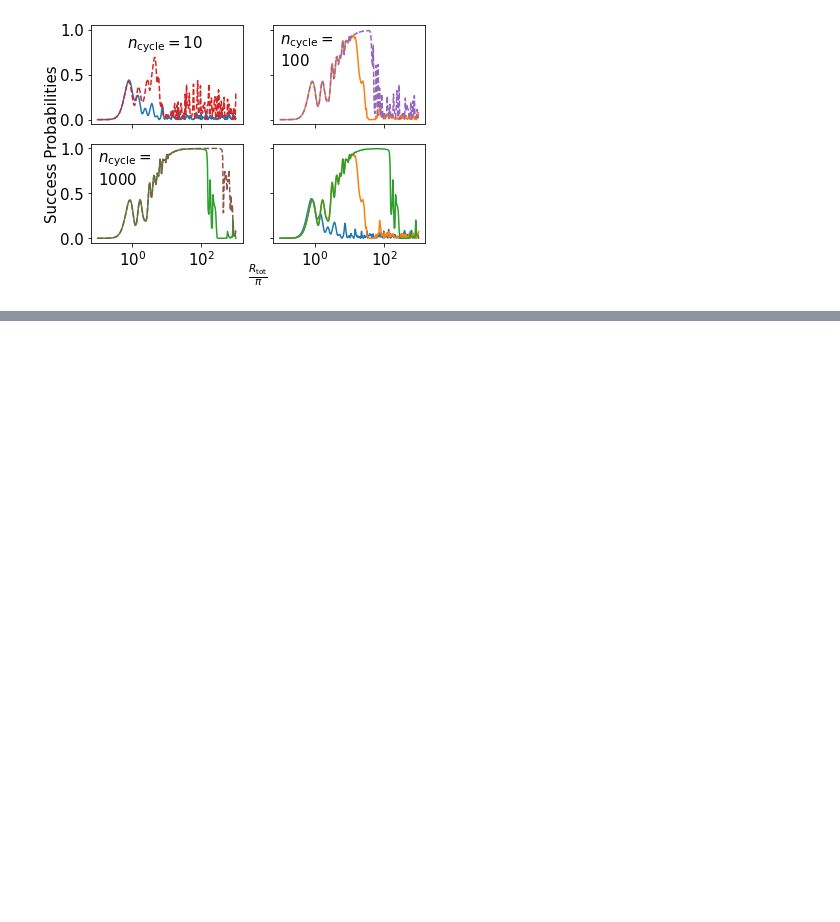
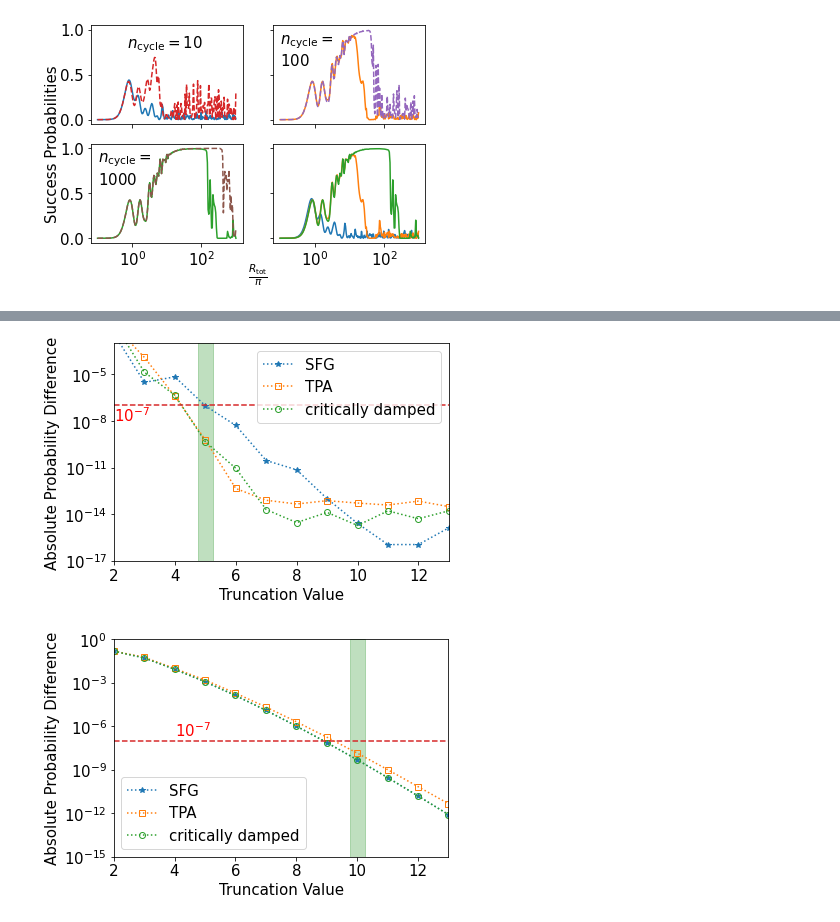
Before and after one commit to qci-github/eqc-studies, a Jupyter notebook: optical_annealing_code/optical_annealing_paper_plots.ipynb, the cells around one changed output, grey strips where cells are left out. Drawn from its saved outputs; the diff is of its cells as text; code cells hidden in the pictures; blank space fills up the shorter version.

```diff
--- a/optical_annealing_code/optical_annealing_paper_plots.ipynb
+++ b/optical_annealing_code/optical_annealing_paper_plots.ipynb
@@ -597,0 +702,34 @@ plt.show()
+# %%
+plt.semilogy(mode_count_list[:-1],abs(SFG_conv_strong_arr[:-1]-SFG_conv_strong_arr[-1]),':*',label='SFG')
+plt.semilogy(mode_count_list[:-1],abs(TPA_conv_strong_arr[:-1]-TPA_conv_strong_arr[-1]),':s',mfc='none',label='TPA')
+plt.semilogy(mode_count_list[:-1],abs(crit_conv_strong_arr[:-1]-crit_conv_strong_arr[-1]),':o',mfc='none',label='critically damped')
+plt.semilogy([2,13],[10**-7,10**-7],'--')
+plt.fill_between([4.75,5.25],[0.01,0.01],alpha=0.25,color='g')
+plt.ylim(10**-17,10**-3)
+plt.xlim(2,13)
+plt.ylabel('Absolute Probability Difference',fontsize=15)
+plt.xlabel('Truncation Value',fontsize=15)
+ax0=plt.gca()
+ax0.tick_params(labelsize=15)
+ax0.text(2,10**-8,r'$10^{-7}$',fontsize=15,color='r')
+plt.legend(fontsize=15)
+plt.savefig('figures/Zeno_converge_strong.svg',bbox_inches='tight')
+plt.show()
+plt.semilogy(mode_count_list[:-1],abs(SFG_conv_weak_arr[:-1]-SFG_conv_weak_arr[-1]),':*',label='SFG')
+plt.semilogy(mode_count_list[:-1],abs(TPA_conv_weak_arr[:-1]-TPA_conv_weak_arr[-1]),':s',mfc='none',label='TPA')
+plt.semilogy(mode_count_list[:-1],abs(crit_conv_weak_arr[:-1]-crit_conv_weak_arr[-1]),':o',mfc='none',label='critically damped')
+plt.semilogy([2,13],[10**-7,10**-7],'--')
+plt.fill_between([9.75,10.25],[1,1],alpha=0.25,color='g')
+plt.ylim(10**-15,1)
+plt.xlim(2,13)
+plt.ylabel('Absolute Probability Difference',fontsize=15)
+plt.xlabel('Truncation Value',fontsize=15)
+ax0=plt.gca()
+ax0.tick_params(labelsize=15)
+ax0.text(4,2*10**-7,r'$10^{-7}$',fontsize=15,color='r')
+plt.legend(fontsize=15)
+plt.savefig('figures/Zeno_converge_weak.pdf',bbox_inches='tight')
+plt.show()
+# %% [output]
+[figure, added]
+[figure, added]
```
Also changed, not shown: parts of 8 cells of this notebook.
